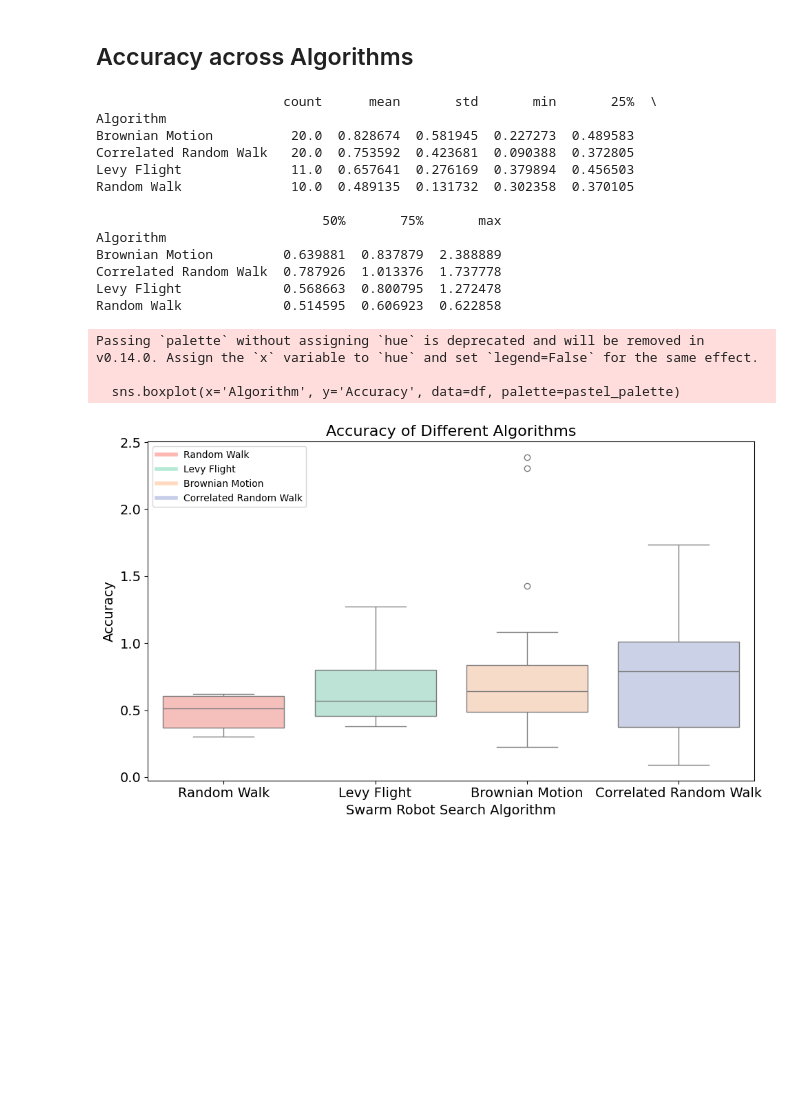
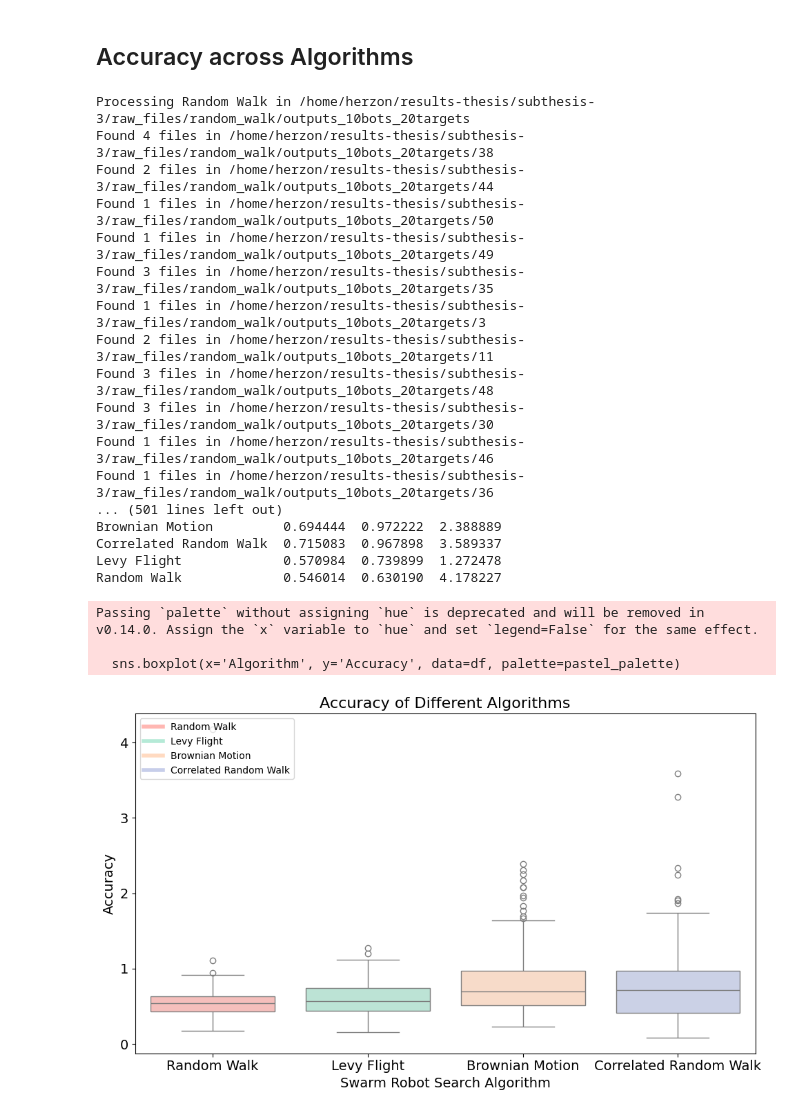
Before and after one commit to marckbarrion/swarm-search-algo_data-analyses, a Jupyter notebook: 1_experiment.ipynb, the cells around one changed output. Cells and saved outputs as stored; diff of their text form; code cells hidden in the pictures; blank space fills up the shorter version.

```diff
--- a/1_experiment.ipynb
+++ b/1_experiment.ipynb
@@ -17,26 +17,34 @@ import os
 import pandas as pd
 import matplotlib.pyplot as plt
 import seaborn as sns
+import glob
 
 # Function to read accuracy data from a given directory
 def read_accuracy_data(base_dir, actual_black_tiles, skip_lines=False):
     accuracies = []
-    run_dirs = sorted(os.listdir(base_dir))
+    # Find all subdirectories in the base directory
+    sub_dirs = [os.path.join(base_dir, d) for d in os.listdir(base_dir) if os.path.isdir(os.path.join(base_dir, d))]
 
-    for run_dir in run_dirs:
-        run_path = os.path.join(base_dir, run_dir, 'e-puck.csv')
-        if os.path.isfile(run_path):
-            try:
-                if skip_lines:
-                    df = pd.read_csv(run_path, skip_blank_lines=True)
-                else:
-                    df = pd.read_csv(run_path)
+    for sub_dir in sub_dirs:
+        # Find all files that match the pattern e-puck*.csv in each subdirectory
+        csv_files = glob.glob(os.path.join(sub_dir, 'e-puck*.csv'))
 
-                final_average_count = df['average_count'].iloc[-1]
-                accuracy = final_average_count / actual_black_tiles
-                accuracies.append(accuracy)
-            except Exception as e:
-                print(f"Error reading {run_path}: {e}")
+        # Debug print to check if files are being found
+        print(f"Found {len(csv_files)} files in {sub_dir}")
+
+        for run_path in csv_files:
+            if os.path.isfile(run_path):
+                try:
+                    if skip_lines:
+                        df = pd.read_csv(run_path, skip_blank_lines=True)
+                    else:
+                        df = pd.read_csv(run_path)
+
+                    final_average_count = df['average_count'].iloc[-1]
+                    accuracy = final_average_count / actual_black_tiles
+                    accuracies.append(accuracy)
+                except Exception as e:
+                    print(f"Error reading {run_path}: {e}")
 
     return accuracies
 
@@ -55,6 +63,7 @@ actual_black_tiles = 20
 data = []
 
 for algorithm, dir_path in directories.items():
+    print(f"Processing {algorithm} in {dir_path}")  # Debug print for directory processing
     if algorithm in ["Random Walk", "Levy Flight"]:
         accuracies = read_accuracy_data(dir_path, actual_black_tiles, skip_lines=True)
     else:
@@ -63,8 +72,14 @@ for algorithm, dir_path in directories.items():
     for accuracy in accuracies:
         data.append({"Algorithm": algorithm, "Accuracy": accuracy})
 
+# Print the data list to check if it has been populated correctly
+print("Data list:", data)
+
 # Create a DataFrame from the collected data
 df = pd.DataFrame(data)
+
+# Print the DataFrame to check if the 'Algorithm' column exists
+print("DataFrame:", df)
 
 # Print descriptive statistics
 descriptive_stats = df.groupby('Algorithm')['Accuracy'].describe()
@@ -75,44 +90,48 @@ pastel_palette = {
     "Random Walk": "#FFB7B2",  # Light pink
     "Levy Flight": "#B5EAD7",  # Light mint green
     "Brownian Motion": "#FFDAC1",  # Light peach
     "Correlated Random Walk": "#C7CEEA"  # Light lavender
 }
 
 # Plotting the accuracies using box plots
 plt.figure(figsize=(10, 6))
 sns.boxplot(x='Algorithm', y='Accuracy', data=df, palette=pastel_palette)
 plt.title('Accuracy of Different Algorithms', fontsize=16)
 plt.xlabel('Swarm Robot Search Algorithm', fontsize=14)
 plt.ylabel('Accuracy', fontsize=14)
 plt.xticks(rotation=0, fontsize=14)
 plt.yticks(fontsize=14)
 
 # Add legend
 handles = [plt.Line2D([0], [0], color=color, lw=4) for color in pastel_palette.values()]
 labels = pastel_palette.keys()
 plt.legend(handles, labels, title='', loc='upper left', fontsize=10)
 
 plt.tight_layout()
 
 # Save the figure
 plt.savefig('/home/herzon/results-thesis/subthesis-3/final_plots/1_results.png', format='png', dpi=1200)
 
 plt.show()
 # %% [output]
-                        count      mean       std       min       25%  \
-Algorithm
-Brownian Motion          20.0  0.828674  0.581945  0.227273  0.489583
-Correlated Random Walk   20.0  0.753592  0.423681  0.090388  0.372805
-Levy Flight              11.0  0.657641  0.276169  0.379894  0.456503
-Random Walk              10.0  0.489135  0.131732  0.302358  0.370105
-
-                             50%       75%       max
-Algorithm
-Brownian Motion         0.639881  0.837879  2.388889
-Correlated Random Walk  0.787926  1.013376  1.737778
-Levy Flight             0.568663  0.800795  1.272478
-Random Walk             0.514595  0.606923  0.622858
+Processing Random Walk in /home/herzon/results-thesis/subthesis-3/raw_files/random_walk/outputs_10bots_20targets
+Found 4 files in /home/herzon/results-thesis/subthesis-3/raw_files/random_walk/outputs_10bots_20targets/38
+Found 2 files in /home/herzon/results-thesis/subthesis-3/raw_files/random_walk/outputs_10bots_20targets/44
+Found 1 files in /home/herzon/results-thesis/subthesis-3/raw_files/random_walk/outputs_10bots_20targets/50
+Found 1 files in /home/herzon/results-thesis/subthesis-3/raw_files/random_walk/outputs_10bots_20targets/49
+Found 3 files in /home/herzon/results-thesis/subthesis-3/raw_files/random_walk/outputs_10bots_20targets/35
+Found 1 files in /home/herzon/results-thesis/subthesis-3/raw_files/random_walk/outputs_10bots_20targets/3
+Found 2 files in /home/herzon/results-thesis/subthesis-3/raw_files/random_walk/outputs_10bots_20targets/11
+Found 3 files in /home/herzon/results-thesis/subthesis-3/raw_files/random_walk/outputs_10bots_20targets/48
+Found 3 files in /home/herzon/results-thesis/subthesis-3/raw_files/random_walk/outputs_10bots_20targets/30
+Found 1 files in /home/herzon/results-thesis/subthesis-3/raw_files/random_walk/outputs_10bots_20targets/46
+Found 1 files in /home/herzon/results-thesis/subthesis-3/raw_files/random_walk/outputs_10bots_20targets/36
+... (501 lines left out)
+Brownian Motion         0.694444  0.972222  2.388889
+Correlated Random Walk  0.715083  0.967898  3.589337
+Levy Flight             0.570984  0.739899  1.272478
+Random Walk             0.546014  0.630190  4.178227
 Passing `palette` without assigning `hue` is deprecated and will be removed in v0.14.0. Assign the `x` variable to `hue` and set `legend=False` for the same effect.
 
   sns.boxplot(x='Algorithm', y='Accuracy', data=df, palette=pastel_palette)
-[figure, old version]
+[figure, new version]
```
Also changed, not shown: 3 other files.
